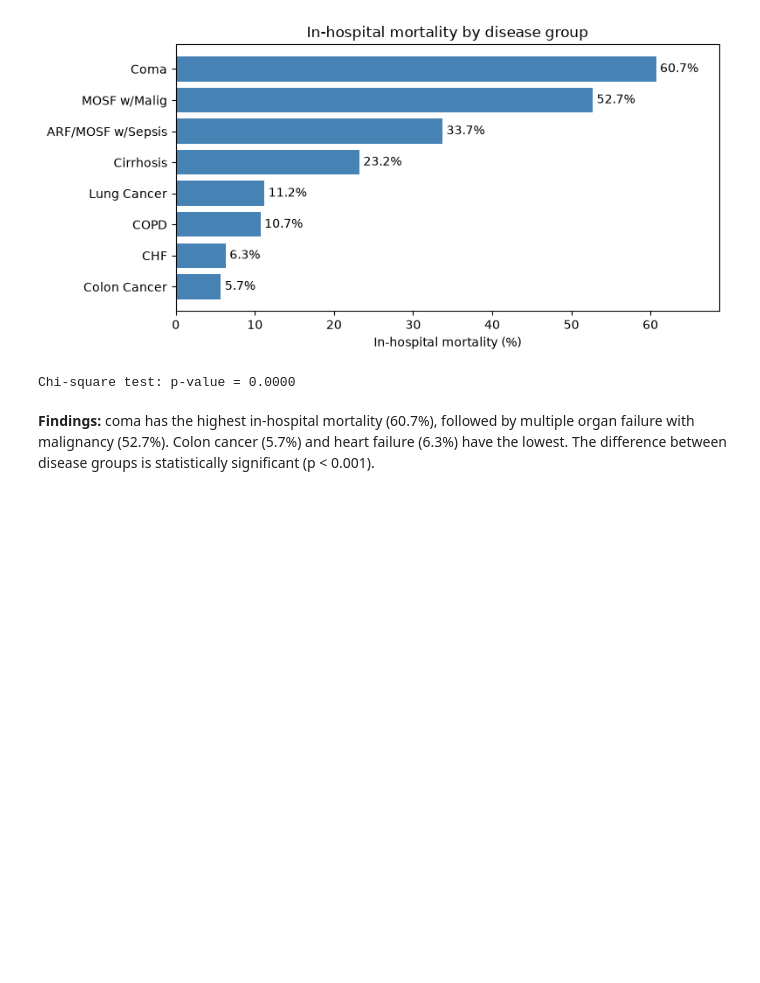
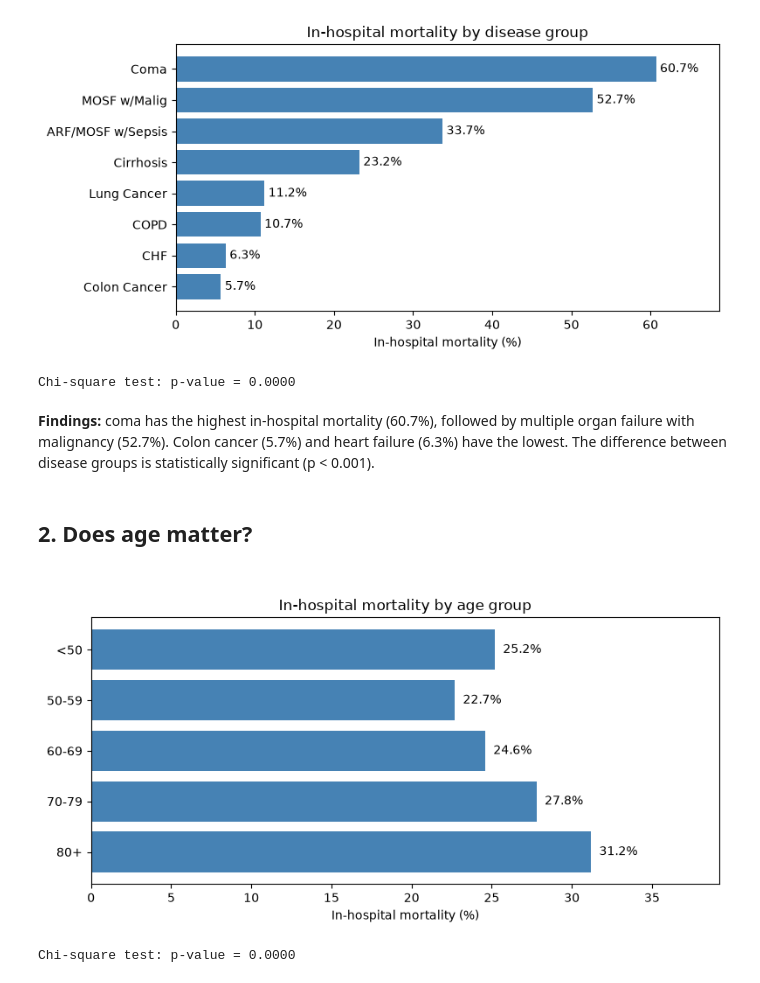
Before and after one commit to HamidMardani78/mortality-analysis, a Jupyter notebook: 02_presentation.ipynb, the cells around one changed output. Saved outputs shown, nothing was run; the diff lists cells and outputs as text; code cells hidden in the pictures; blank space fills up the shorter version.

```diff
--- a/02_presentation.ipynb
+++ b/02_presentation.ipynb
@@ -47,3 +47,16 @@ Chi-square test: p-value = 0.0000
 **Findings:** coma has the highest in-hospital mortality (60.7%), followed by multiple organ failure with malignancy (52.7%).
 Colon cancer (5.7%) and heart failure (6.3%) have the lowest.
 The difference between disease groups is statistically significant (p < 0.001).
+# %% [markdown]
+## 2. Does age matter?
+#
+# %%
+table = mortality_by_group(df, "age_group").sort_index()
+plot_mortality_by_group(table, "In-hospital mortality by age group",
+                        "figures/mortality_age.png")
+
+p = chi_square_test(df, "age_group")
+print(f"Chi-square test: p-value = {p:.4f}")
+# %% [output]
+[figure, added]
+Chi-square test: p-value = 0.0000
```
Also changed, not shown: parts of 13 cells of this notebook.
